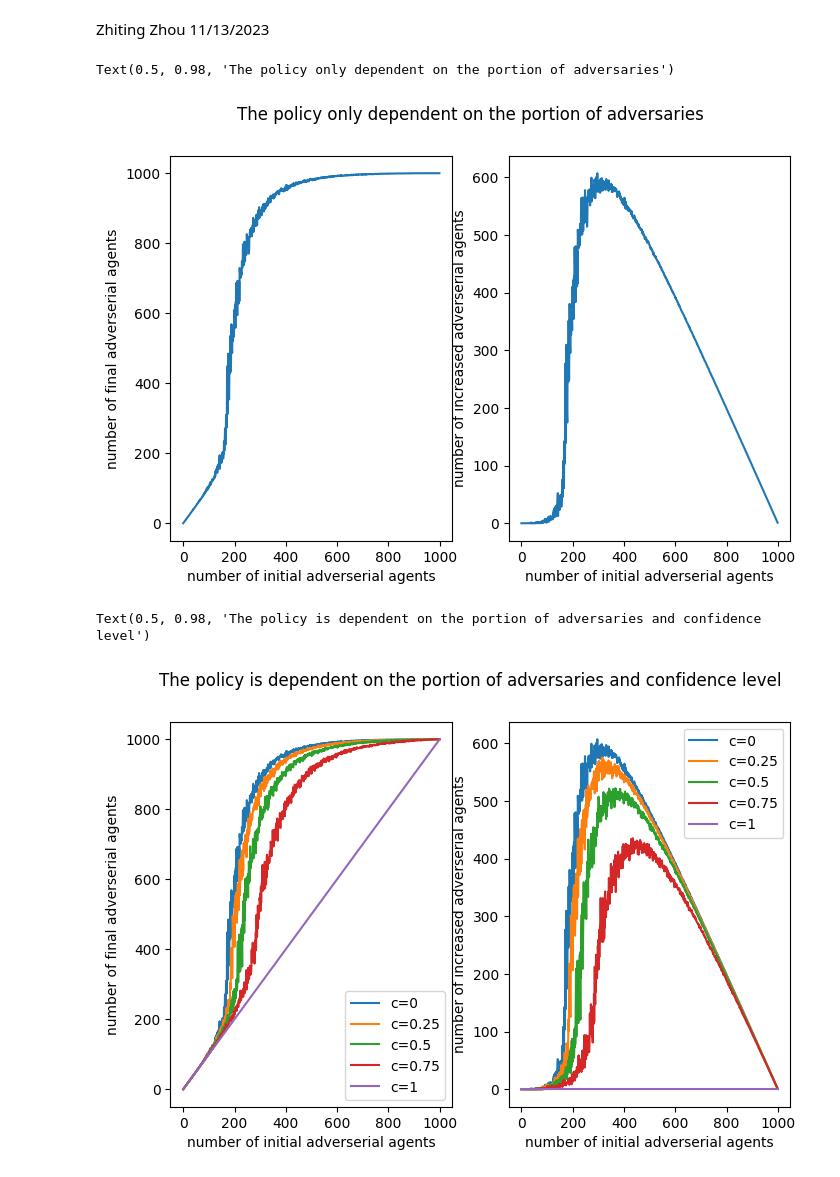
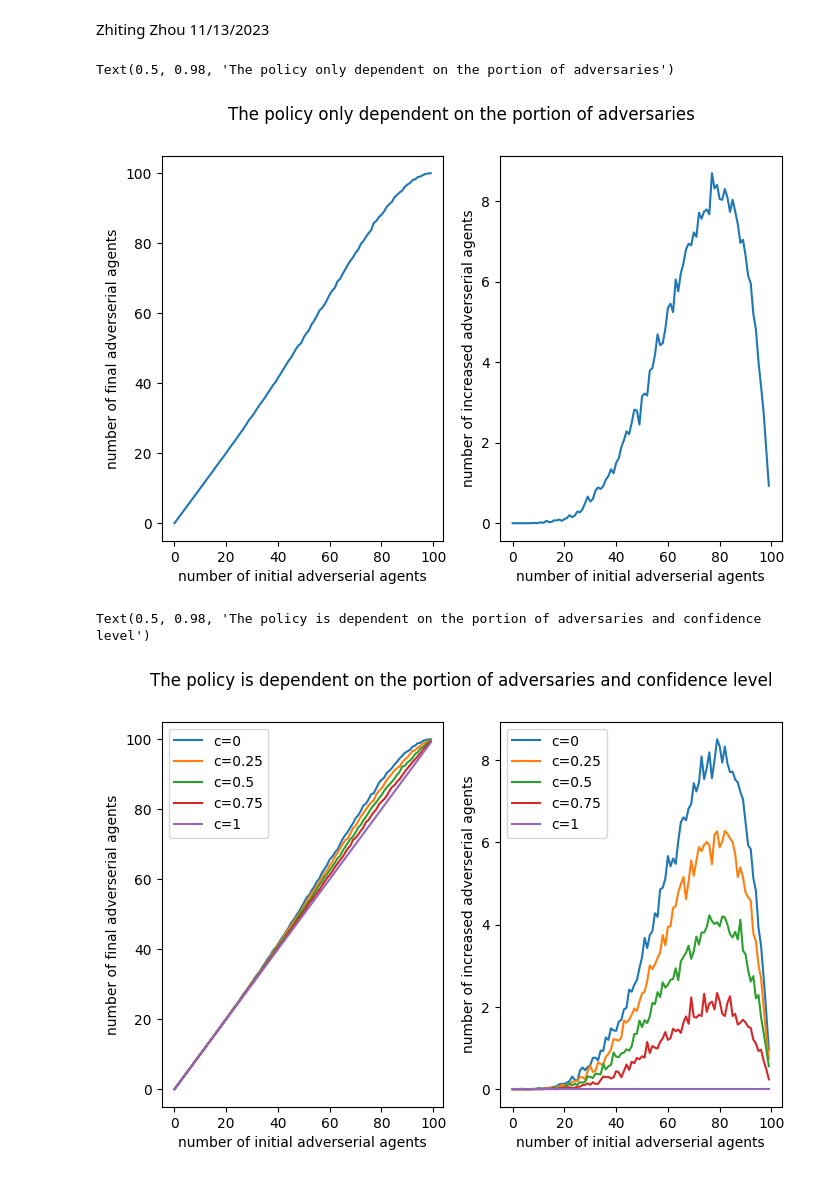
Before and after one commit to zhiting622/multiagent-simulation, a Jupyter notebook: simulation.ipynb, the cells around one changed output. Saved outputs shown, nothing was run; the diff lists cells and outputs as text; code cells hidden in the pictures.

```diff
--- a/simulation.ipynb
+++ b/simulation.ipynb
@@ -91,8 +94,8 @@ def simulation(num_agents=1000, depends_on_past_states=True, past_states=None,
     return current_states, current_purple, increased_purple
 # %%
 # simulation begins
-random.seed(random_seed)
-num_agents = 1000
+# random.seed(random_seed)
+num_agents = 100
 depends_on_past_states = True # if the agent's policy depends on past states or current states?
 num_purple = [] # how many purple we end up with
 nums = [] # keep track of how many initial purples we tested
@@ -104,17 +107,24 @@ for num_adv in range(num_agents):
     # simulate for 10 times
     current_states_carlo = []
     current_purple_carlo = 0
+    increased_purple_carlo = 0
+
     for iter in range(monte_carlo):
-        current_states, current_purple, increased_purple = simulation(num_agents=num_agents, depends_on_past_states=True,past_states=past_states,
+
+        current_states, current_purple, increased_purple = simulation(num_agents=num_agents, depends_on_past_states=True,prev_states=past_states,
                                                                       func=None, impacted_by_portion=True, confidence=None, impact_from_others=None, cost_of_state=None)
-        current_states_carlo = current_states_carlo + current_states
+        if iter == 0:
+            current_states_carlo =  np.copy(current_states)
+        else:
+            current_states_carlo = current_states_carlo + current_states
         current_states_carlo = np.array(current_states_carlo)
         current_purple_carlo += current_purple
+        increased_purple_carlo += increased_purple
+
 
     current_states = [round(num) for num in current_states_carlo/monte_carlo] # make sure the states are binary
-
     current_purple = current_purple_carlo/monte_carlo
-    increased_purple = current_purple - num_adv
+    increased_purple = increased_purple_carlo/monte_carlo
 
     num_purple.append(current_purple)
     nums.append(num_adv)
@@ -141,11 +151,11 @@ plt.suptitle('The policy only dependent on the portion of adversaries')
 # plt.title("the policy depends on the portion of answering purple")
 # %% [output]
 Text(0.5, 0.98, 'The policy only dependent on the portion of adversaries')
-[figure, old version]
+[figure, new version]
 # %%
 # simulation begins
-random.seed(random_seed)
-num_agents = 1000
+# random.seed(random_seed)
+num_agents = 100
 confidences = [0, 0.25, 0.5, 0.75, 1]
 depends_on_past_states = True # if the agent's policy depends on past states or current states?
 
@@ -162,12 +172,19 @@ for confidence in confidences:
         # simulate for 10 times
         current_states_carlo = []
         current_purple_carlo = 0
+        increased_purple_carlo = 0
+
         for iter in range(monte_carlo):
-            current_states, current_purple, increased_purple = simulation(num_agents=num_agents, depends_on_past_states=True,past_states=past_states,
+            current_states, current_purple, increased_purple = simulation(num_agents=num_agents, depends_on_past_states=True,prev_states=past_states,
                                                                         func=None, impacted_by_portion=True, confidence=confidence, impact_from_others=None, cost_of_state=None)
-            current_states_carlo = current_states_carlo + current_states
+            if iter == 0:
+                current_states_carlo =  np.copy(current_states)
+            else:
+                current_states_carlo = current_states_carlo + current_states
             current_states_carlo = np.array(current_states_carlo)
             current_purple_carlo += current_purple
+
+
 
         current_states = [round(num) for num in current_states_carlo/monte_carlo]
         current_purple = current_purple_carlo/monte_carlo
@@ -177,34 +194,34 @@ for confidence in confidences:
         nums.append(num_adv)
         num_increase.append(increased_purple)
         num_portion.append((sum(current_states) - num_adv) / (sum(past_states)+0.001))
     num_purple_confidences.append(num_purple)
     num_increase_confidence.append(num_increase)
 
 plt.subplots(1, 2, figsize=(8, 5))
 
 ax = plt.subplot(1,2,1)
 for i in range(len(confidences)):
     plt.plot(nums, num_purple_confidences[i])
 plt.legend(['c=0', 'c=0.25', 'c=0.5', 'c=0.75', 'c=1'])
 plt.xlabel("number of initial adverserial agents")
 plt.ylabel("number of final adverserial agents")
 
 ax = plt.subplot(1,2,2)
 for i in range(len(confidences)):
     plt.plot(nums, num_increase_confidence[i])
 plt.legend(['c=0', 'c=0.25', 'c=0.5', 'c=0.75', 'c=1'])
 plt.xlabel("number of initial adverserial agents")
 plt.ylabel("number of increased adverserial agents")
 
 plt.suptitle('The policy is dependent on the portion of adversaries and confidence level')
 # ax = plt.subplot(1,3,3)
 # plt.plot(nums, num_portion)
 # plt.xlabel("number of initial adverserial agents")
 # plt.ylabel("number of increased adverserial agents")
 # plt.title("the policy depends on the portion of answering purple")
 # %% [output]
 Text(0.5, 0.98, 'The policy is dependent on the portion of adversaries and confidence level')
-[figure, old version]
+[figure, new version]
 # %%
 # other scenarios
 
```
Also changed, not shown: parts of 1 cell of this notebook, 1 other file.
